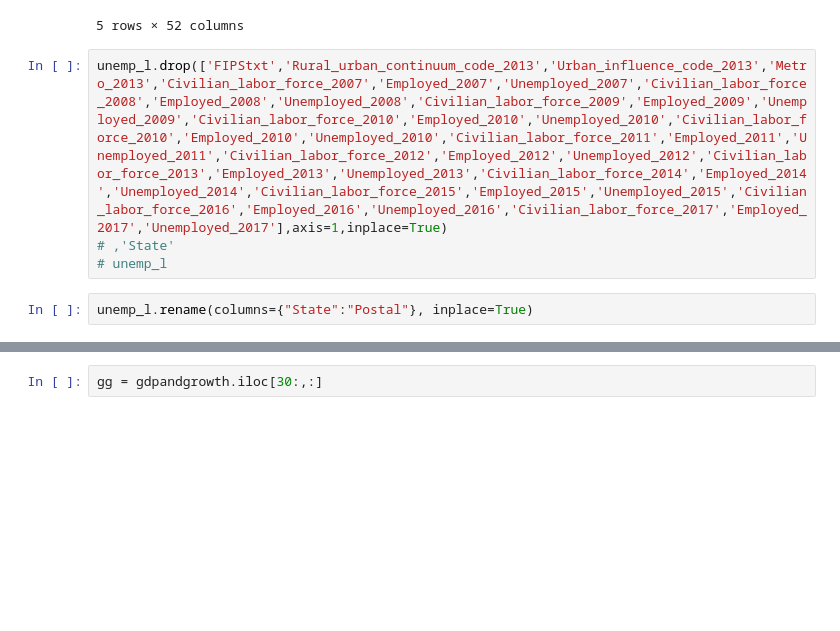
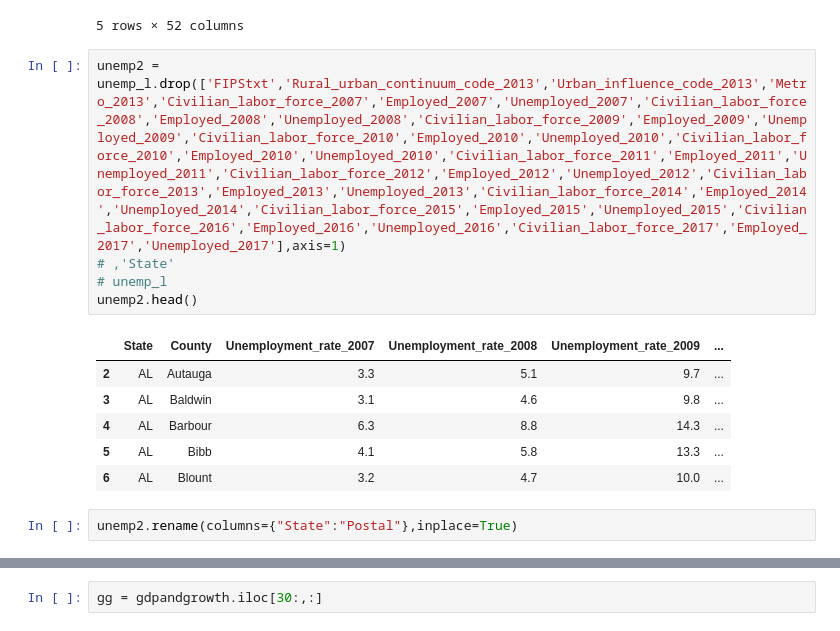
Before and after one commit to ce-r/steps, a Jupyter notebook: capstone-PRACTICE-Andrea.ipynb, the cells around one changed output, grey strips where cells are left out. Cells and saved outputs as stored; diff of their text form; blank space fills up the shorter version.

```diff
--- a/capstone-PRACTICE-Andrea.ipynb
+++ b/capstone-PRACTICE-Andrea.ipynb
@@ -245,9 +313,17 @@ unemp_l.head()
 | 6 | 1009 | AL | Blount | 1.0 | 1.0 | 1.0 | ... |
 5 rows × 52 columns
 # %%
-unemp_l.drop(['FIPStxt','Rural_urban_continuum_code_2013','Urban_influence_code_2013','Metro_2013','Civilian_labor_force_2007','Employed_2007','Unemployed_2007','Civilian_labor_force_2008','Employed_2008','Unemployed_2008','Civilian_labor_force_2009','Employed_2009','Unemployed_2009','Civilian_labor_force_2010','Employed_2010','Unemployed_2010','Civilian_labor_force_2010','Employed_2010','Unemployed_2010','Civilian_labor_force_2011','Employed_2011','Unemployed_2011','Civilian_labor_force_2012','Employed_2012','Unemployed_2012','Civilian_labor_force_2013','Employed_2013','Unemployed_2013','Civilian_labor_force_2014','Employed_2014','Unemployed_2014','Civilian_labor_force_2015','Employed_2015','Unemployed_2015','Civilian_labor_force_2016','Employed_2016','Unemployed_2016','Civilian_labor_force_2017','Employed_2017','Unemployed_2017'],axis=1,inplace=True)
+unemp2 = unemp_l.drop(['FIPStxt','Rural_urban_continuum_code_2013','Urban_influence_code_2013','Metro_2013','Civilian_labor_force_2007','Employed_2007','Unemployed_2007','Civilian_labor_force_2008','Employed_2008','Unemployed_2008','Civilian_labor_force_2009','Employed_2009','Unemployed_2009','Civilian_labor_force_2010','Employed_2010','Unemployed_2010','Civilian_labor_force_2010','Employed_2010','Unemployed_2010','Civilian_labor_force_2011','Employed_2011','Unemployed_2011','Civilian_labor_force_2012','Employed_2012','Unemployed_2012','Civilian_labor_force_2013','Employed_2013','Unemployed_2013','Civilian_labor_force_2014','Employed_2014','Unemployed_2014','Civilian_labor_force_2015','Employed_2015','Unemployed_2015','Civilian_labor_force_2016','Employed_2016','Unemployed_2016','Civilian_labor_force_2017','Employed_2017','Unemployed_2017'],axis=1)
 # ,'State'
 # unemp_l
+unemp2.head()
+# %% [output]
+|  | State | County | Unemployment_rate_2007 | Unemployment_rate_2008 | Unemployment_rate_2009 | ... |
+| 2 | AL | Autauga | 3.3 | 5.1 | 9.7 | ... |
+| 3 | AL | Baldwin | 3.1 | 4.6 | 9.8 | ... |
+| 4 | AL | Barbour | 6.3 | 8.8 | 14.3 | ... |
+| 5 | AL | Bibb | 4.1 | 5.8 | 13.3 | ... |
+| 6 | AL | Blount | 3.2 | 4.7 | 10.0 | ... |
 # %%
-unemp_l.rename(columns={"State":"Postal"}, inplace=True)
+unemp2.rename(columns={"State":"Postal"},inplace=True)
 # %%
```
Also changed, not shown: parts of 34 cells of this notebook.
